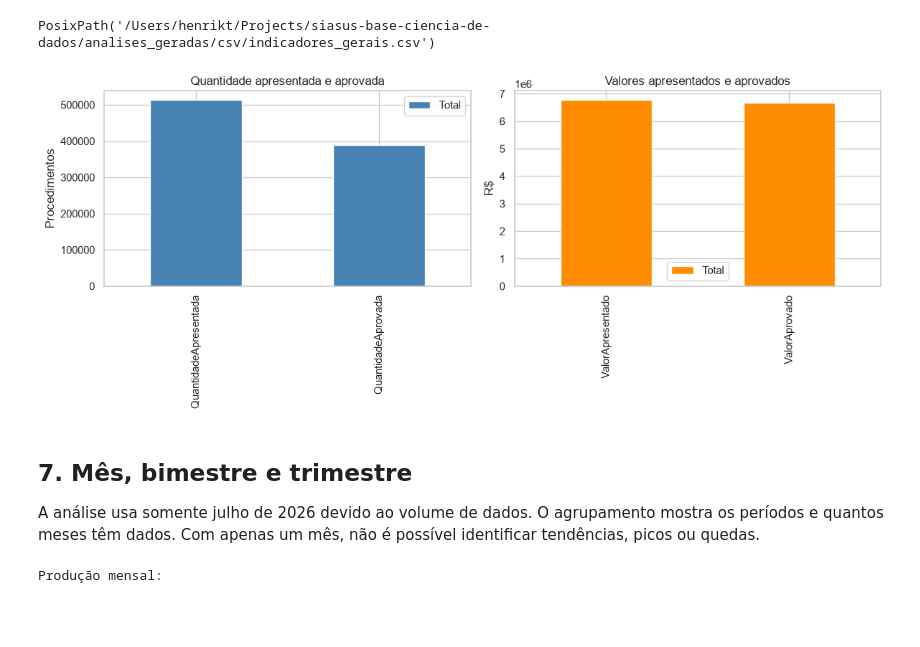
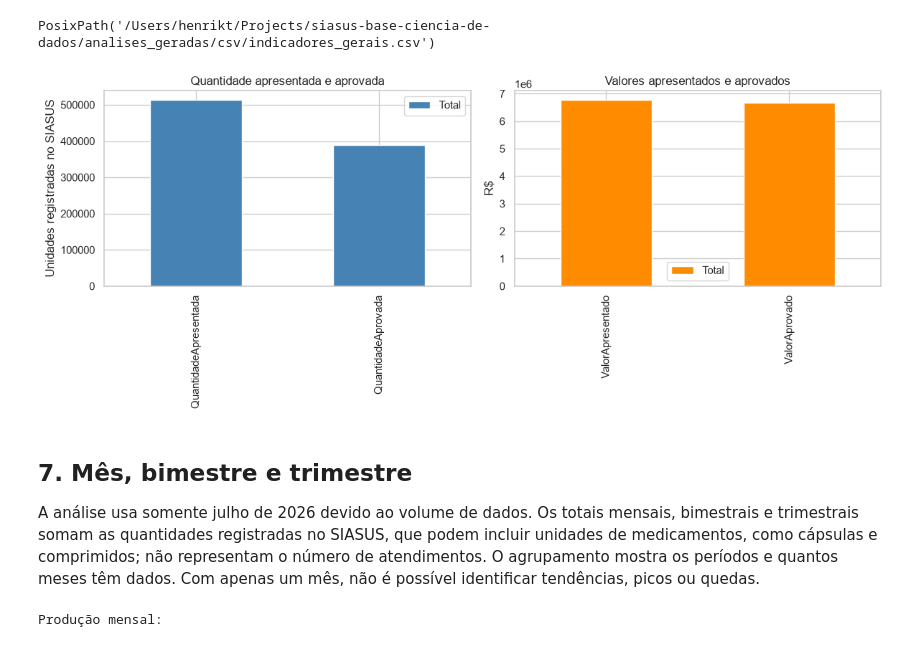
Before and after one commit to Ricardo-Donato/siasus-base-ciencia-de-dados, a Jupyter notebook: T3 - Análise e Visualização SIASUS.ipynb, the cells around one changed output. Cells and saved outputs as stored; diff of their text form; code cells hidden in the pictures; blank space fills up the shorter version.

```diff
--- a/T3 - Análise e Visualização SIASUS.ipynb
+++ b/T3 - Análise e Visualização SIASUS.ipynb
@@ -302,26 +302,26 @@ PosixPath('/Users/henrikt/Projects/siasus-base-ciencia-de-dados/analises_geradas
 # %%
 fig, eixos = plt.subplots(1, 2, figsize=(12, 5))
 totais[["QuantidadeApresentada", "QuantidadeAprovada"]].T.plot(
     kind="bar", ax=eixos[0], color=["steelblue"]
 )
 eixos[0].set_title("Quantidade apresentada e aprovada")
-eixos[0].set_ylabel("Procedimentos")
+eixos[0].set_ylabel("Unidades registradas no SIASUS")
 eixos[0].legend(["Total"])
 totais[["ValorApresentado", "ValorAprovado"]].T.plot(
     kind="bar", ax=eixos[1], color=["darkorange"]
 )
 eixos[1].set_title("Valores apresentados e aprovados")
 eixos[1].set_ylabel("R$")
 eixos[1].legend(["Total"])
 plt.tight_layout()
 plt.savefig(PASTA_IMAGENS / "producao_apresentada_aprovada.png", dpi=160, bbox_inches="tight")
 plt.show()
 # %% [output]
-[figure, old version]
+[figure, new version]
 # %% [markdown]
 ## 7. Mês, bimestre e trimestre
 
-A análise usa somente julho de 2026 devido ao volume de dados. O agrupamento mostra os períodos e quantos meses têm dados. Com apenas um mês, não é possível identificar tendências, picos ou quedas.
+A análise usa somente julho de 2026 devido ao volume de dados. Os totais mensais, bimestrais e trimestrais somam as quantidades registradas no SIASUS, que podem incluir unidades de medicamentos, como cápsulas e comprimidos; não representam o número de atendimentos. O agrupamento mostra os períodos e quantos meses têm dados. Com apenas um mês, não é possível identificar tendências, picos ou quedas.
 # %%
 mensal = (
     tabela.groupby(["Ano", "Mes", "AnoMes"], dropna=False, as_index=False)
```
Also changed, not shown: parts of 10 cells of this notebook, 5 other files.
